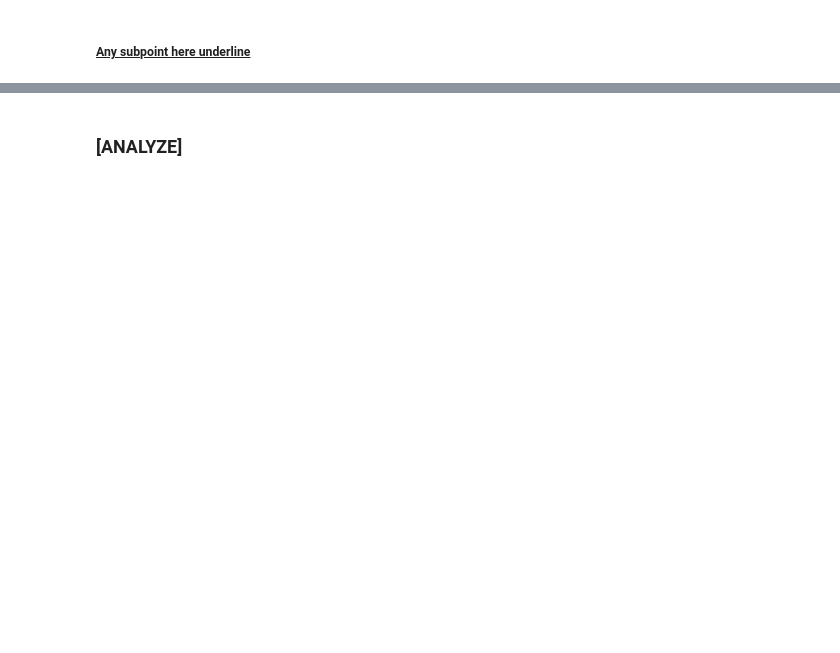
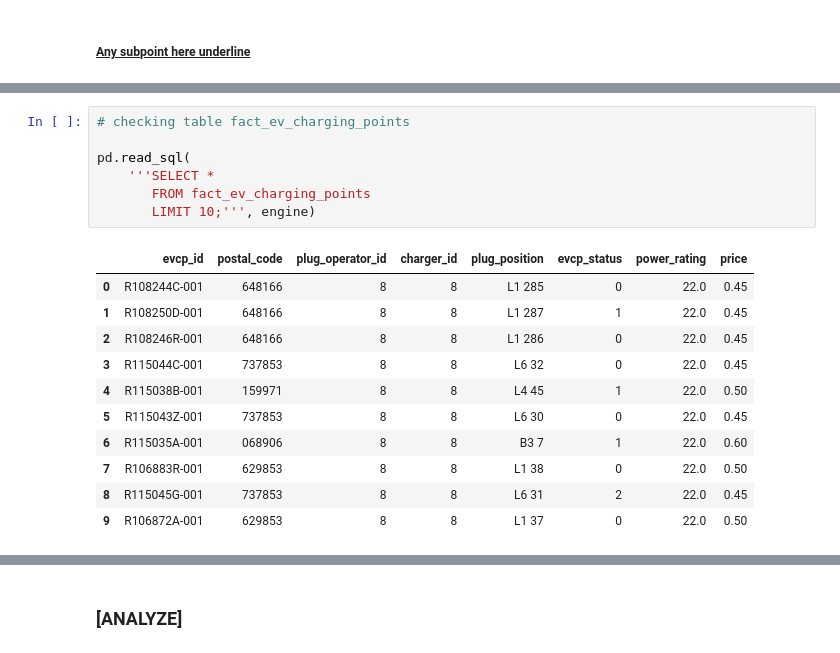
Before and after one commit to TanvirSiddique/repo2, a Jupyter notebook: EV charging Point_17Aug.ipynb, the cells around one changed output, grey strips where cells are left out. Drawn from its saved outputs; the diff is of its cells as text; blank space fills up the shorter version.

Commit message:
create fact and dimensional tables on postgresql

```diff
--- a/EV charging Point_17Aug.ipynb
+++ b/EV charging Point_17Aug.ipynb
@@ -1106,0 +1322,19 @@ Explain why it is designed to be this way
+# %%
+# checking table fact_ev_charging_points
+
+pd.read_sql(
+    '''SELECT *
+       FROM fact_ev_charging_points
+       LIMIT 10;''', engine)
+# %% [output]
+|  | evcp_id | postal_code | plug_operator_id | charger_id | plug_position | evcp_status | power_rating | price |
+| 0 | R108244C-001 | 648166 | 8 | 8 | L1 285 | 0 | 22.0 | 0.45 |
+| 1 | R108250D-001 | 648166 | 8 | 8 | L1 287 | 1 | 22.0 | 0.45 |
+| 2 | R108246R-001 | 648166 | 8 | 8 | L1 286 | 0 | 22.0 | 0.45 |
+| 3 | R115044C-001 | 737853 | 8 | 8 | L6 32 | 0 | 22.0 | 0.45 |
+| 4 | R115038B-001 | 159971 | 8 | 8 | L4 45 | 1 | 22.0 | 0.50 |
+| 5 | R115043Z-001 | 737853 | 8 | 8 | L6 30 | 0 | 22.0 | 0.45 |
+| 6 | R115035A-001 | 068906 | 8 | 8 | B3 7 | 1 | 22.0 | 0.60 |
+| 7 | R106883R-001 | 629853 | 8 | 8 | L1 38 | 0 | 22.0 | 0.50 |
+| 8 | R115045G-001 | 737853 | 8 | 8 | L6 31 | 2 | 22.0 | 0.45 |
+| 9 | R106872A-001 | 629853 | 8 | 8 | L1 37 | 0 | 22.0 | 0.50 |
```
Also changed, not shown: parts of 19 cells of this notebook.
